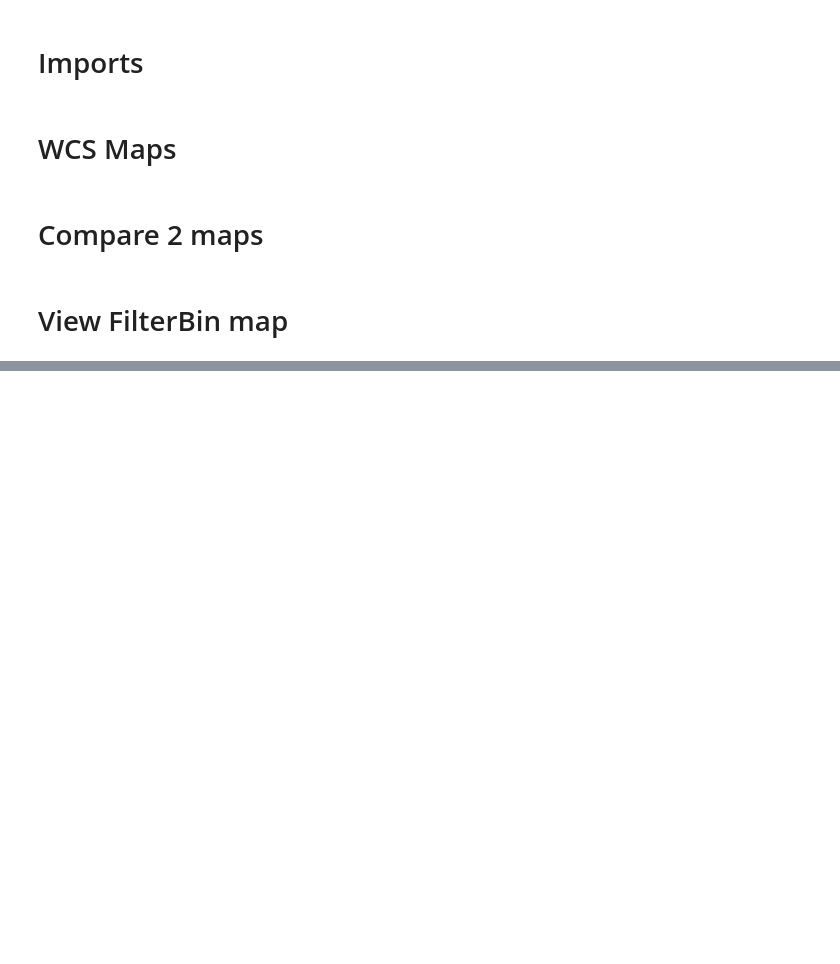
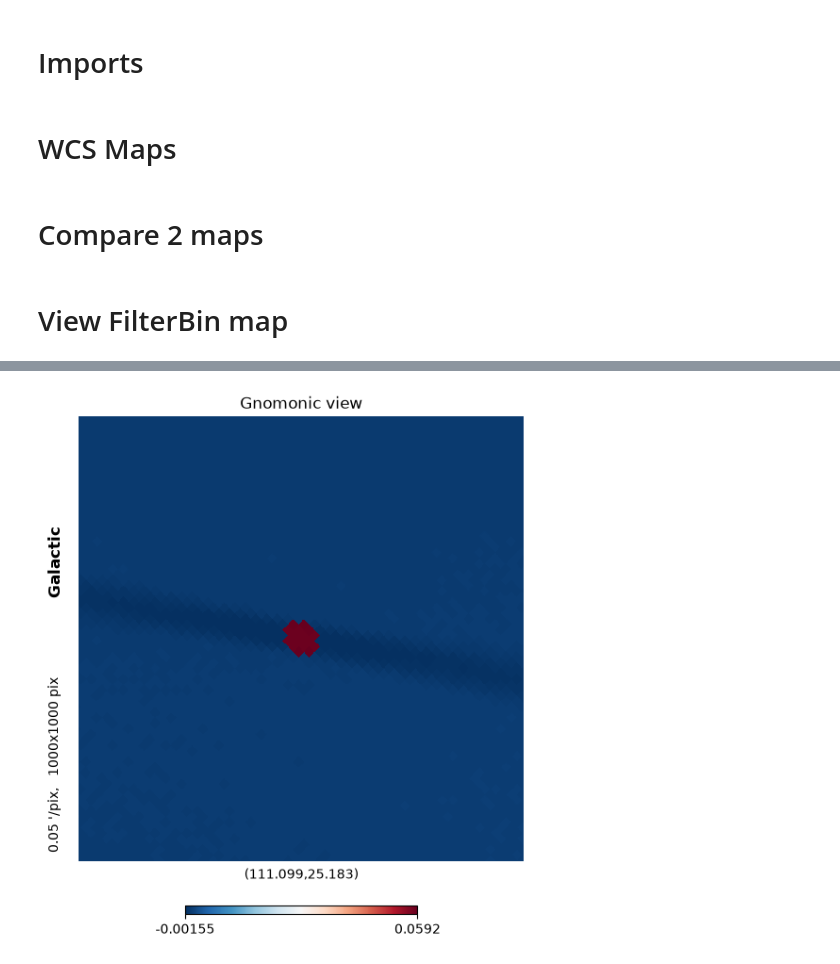
Before and after one commit to henry-e-n/SO_PointingReqs, a Jupyter notebook: mapmaking/map_loader.ipynb, the cells around one changed output, grey strips where cells are left out. Saved outputs shown, nothing was run; the diff lists cells and outputs as text; code cells hidden in the pictures; blank space fills up the shorter version.

```diff
--- a/mapmaking/map_loader.ipynb
+++ b/mapmaking/map_loader.ipynb
@@ -154,0 +169,11 @@ hp.gnomview(hpmap,
+# %%
+hp.gnomview(maps_dict['Mars_jitter_2arcmin_f090_20261011_213236'],
+    rot=[ra, dec],
+    xsize=1000,
+    reso=0.05,
+    coord=["G"],
+    # fig=fig,
+    cmap='RdBu_r'
+    )
+# %% [output]
+[figure, added]
```
Also changed, not shown: parts of 7 cells of this notebook.
